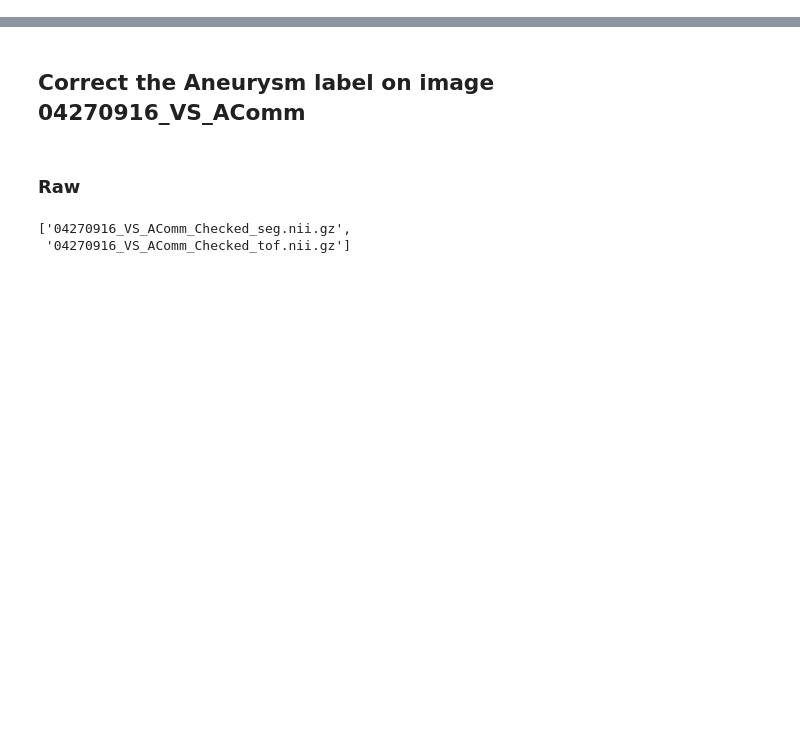
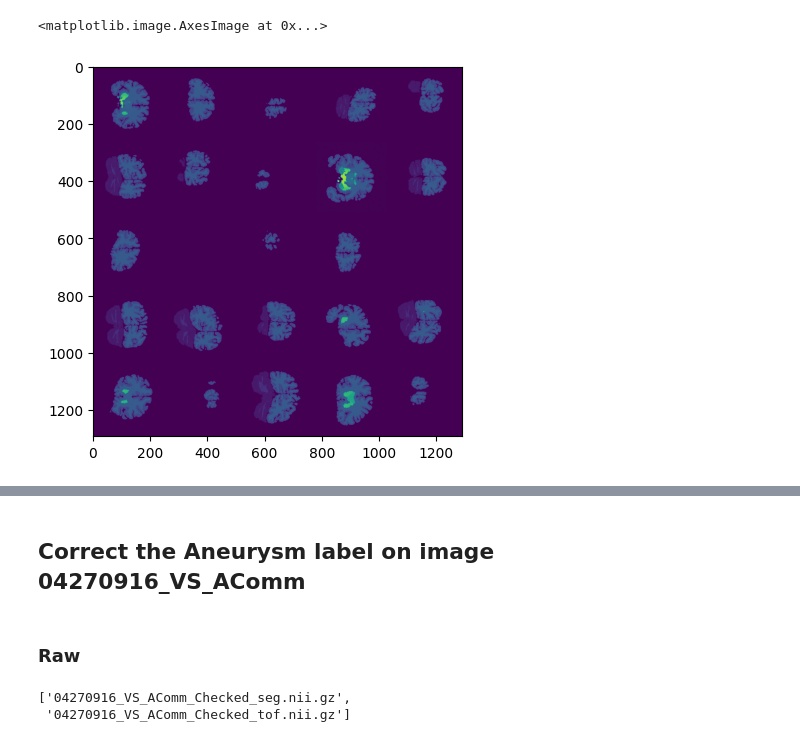
Before and after one commit to JdbermeoUZH/MastersThesisUIASegmentation, a Jupyter notebook: notebooks/random_stuff.ipynb, the cells around one changed output, grey strips where cells are left out. Drawn from its saved outputs; the diff is of its cells as text; code cells hidden in the pictures; blank space fills up the shorter version.

```diff
--- a/notebooks/random_stuff.ipynb
+++ b/notebooks/random_stuff.ipynb
@@ -12,0 +32,5 @@ from preprocessing.utils import get_filepaths
+# %%
+plt.imshow(a[:,:,1])
+# %% [output]
+<matplotlib.image.AxesImage at 0x...>
+[figure, added]
```
Also changed, not shown: parts of 9 cells of this notebook, 7 other files.
